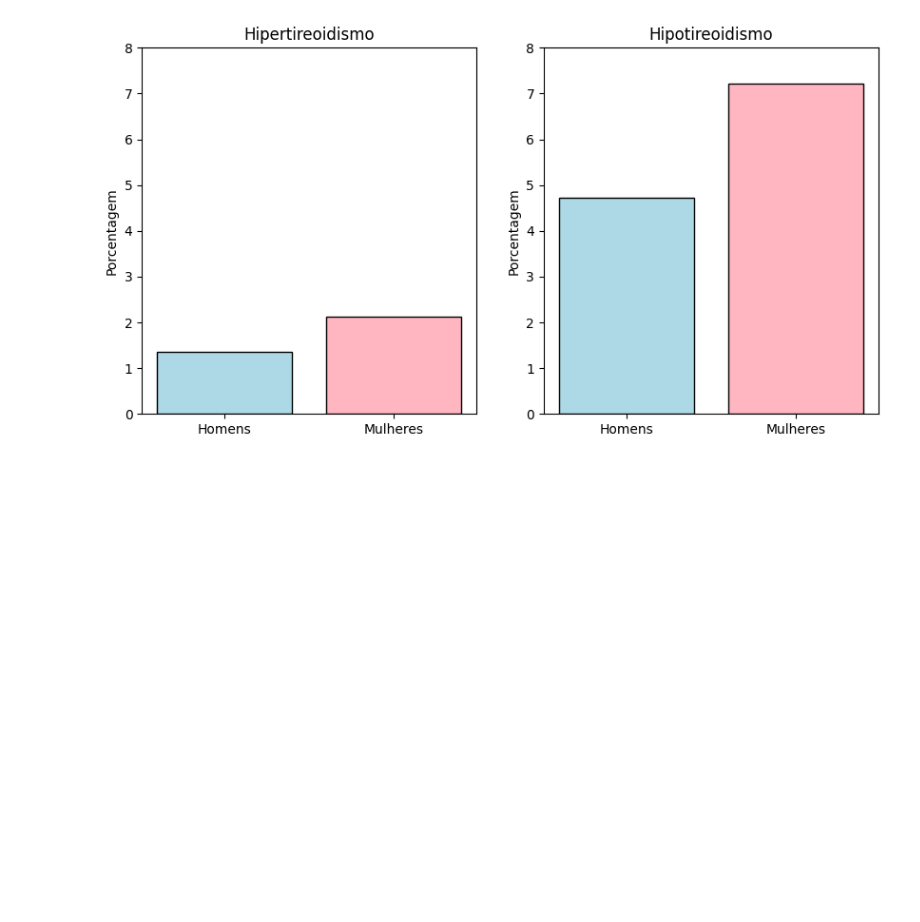
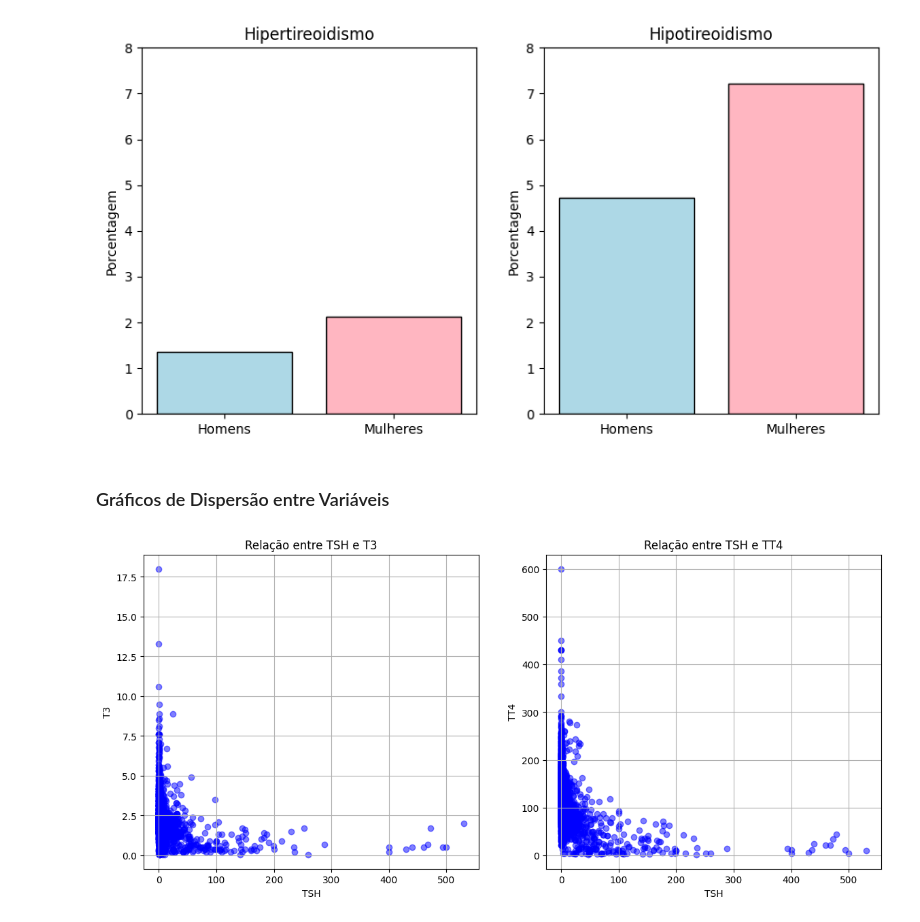
Before and after one commit to gabrielventuradasilva/thyroid-analysis, a Jupyter notebook: thyroid.ipynb, the cells around one changed output. Drawn from its saved outputs; the diff is of its cells as text; code cells hidden in the pictures; blank space fills up the shorter version.

Commit message:
Inclusão de gráficos de dispersão entre TSH, T3 e TT4

```diff
--- a/thyroid.ipynb
+++ b/thyroid.ipynb
@@ -227,3 +227,27 @@ plt.ylim(0, 8)
 plt.show()
 # %% [output]
 [figure]
+# %% [markdown]
+### Gráficos de Dispersão entre Variáveis
+# %%
+TSH = data['TSH']
+T3 = data['T3']
+TT4 = data['TT4']
+
+fig, axs = plt.subplots(1, 2, figsize=(14, 6))
+
+axs[0].scatter(TSH, T3, color='blue', alpha=0.5)
+axs[0].set_title('Relação entre TSH e T3')
+axs[0].set_xlabel('TSH')
+axs[0].set_ylabel('T3')
+axs[0].grid(True)
+
+axs[1].scatter(TSH, TT4, color='blue', alpha=0.5)
+axs[1].set_title('Relação entre TSH e TT4')
+axs[1].set_xlabel('TSH')
+axs[1].set_ylabel('TT4')
+axs[1].grid(True)
+
+plt.show()
+# %% [output]
+[figure, added]
```
Also changed, not shown: parts of 1 cell of this notebook.
